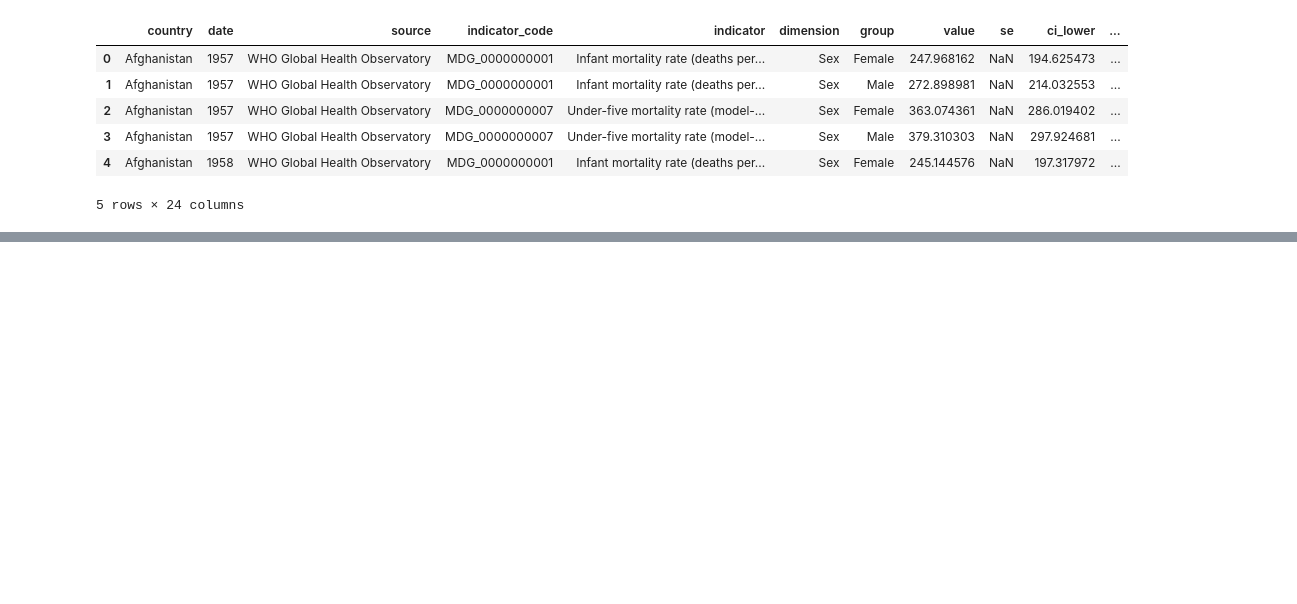
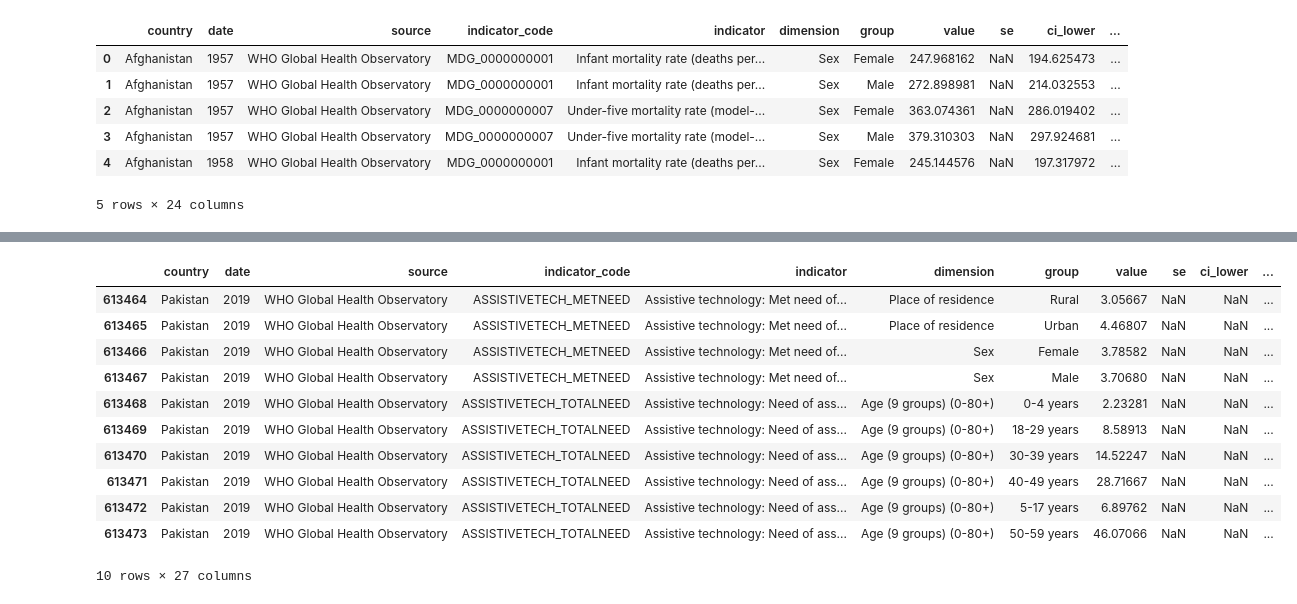
Before and after one commit to Marie-AnneRandria/Projet-Esperance-de-vie-8PRO408, a Jupyter notebook: cleaning_datasets.ipynb, the cells around one changed output, grey strips where cells are left out. Saved outputs shown, nothing was run; the diff lists cells and outputs as text; code cells hidden in the pictures; blank space fills up the shorter version.

```diff
--- a/cleaning_datasets.ipynb
+++ b/cleaning_datasets.ipynb
@@ -324,0 +509,42 @@ health_inequality.head(5)
+# %%
+def assistive_techno(x):
+    if pd.isna(x):
+        return np.nan
+
+    if x in ["Assistive technology: Travel distance to obtain assistive products (%) - 100+ km",
+             "Assistive technology: Travel distance to obtain assistive products (%) - 51-100 km"
+            ]:
+        return "near"
+
+    if x in ["Assistive technology: Travel distance to obtain assistive products (%) - 26-50 km"]:
+        return "mid_distance"
+
+    if x in ["Assistive technology: Travel distance to obtain assistive products (%) - <6 km",
+             "Assistive technology: Travel distance to obtain assistive products (%) - 6-25 km"]:
+        return "close"
+
+    if "Assistive technology: Need of assistive products (%)" in x:
+        return "need"
+
+    if "Assistive technology: Use of assistive products (%)" in x:
+        return "use"
+
+    if "Assistive technology: Met need of assistive products (%)" in x:
+        return "met_need"
+
+health_inequality["assistive_techno"] = health_inequality["indicator"].apply(assistive_techno)
+# %%
+health_inequality.iloc[599000:599010] # choix de ligne qui présente la catégorie "assitive technology" afin de vérifier si tout fonctionne
+# %% [output]
+|  | country | date | source | indicator_code | indicator | dimension | group | value | se | ci_lower | ... |
+| 613464 | Pakistan | 2019 | WHO Global Health Observatory | ASSISTIVETECH_METNEED | Assistive technology: Met need of... | Place of residence | Rural | 3.05667 | NaN | NaN | ... |
+| 613465 | Pakistan | 2019 | WHO Global Health Observatory | ASSISTIVETECH_METNEED | Assistive technology: Met need of... | Place of residence | Urban | 4.46807 | NaN | NaN | ... |
+| 613466 | Pakistan | 2019 | WHO Global Health Observatory | ASSISTIVETECH_METNEED | Assistive technology: Met need of... | Sex | Female | 3.78582 | NaN | NaN | ... |
+| 613467 | Pakistan | 2019 | WHO Global Health Observatory | ASSISTIVETECH_METNEED | Assistive technology: Met need of... | Sex | Male | 3.70680 | NaN | NaN | ... |
+| 613468 | Pakistan | 2019 | WHO Global Health Observatory | ASSISTIVETECH_TOTALNEED | Assistive technology: Need of ass... | Age (9 groups) (0-80+) | 0-4 years | 2.23281 | NaN | NaN | ... |
+| 613469 | Pakistan | 2019 | WHO Global Health Observatory | ASSISTIVETECH_TOTALNEED | Assistive technology: Need of ass... | Age (9 groups) (0-80+) | 18-29 years | 8.58913 | NaN | NaN | ... |
+| 613470 | Pakistan | 2019 | WHO Global Health Observatory | ASSISTIVETECH_TOTALNEED | Assistive technology: Need of ass... | Age (9 groups) (0-80+) | 30-39 years | 14.52247 | NaN | NaN | ... |
+| 613471 | Pakistan | 2019 | WHO Global Health Observatory | ASSISTIVETECH_TOTALNEED | Assistive technology: Need of ass... | Age (9 groups) (0-80+) | 40-49 years | 28.71667 | NaN | NaN | ... |
+| 613472 | Pakistan | 2019 | WHO Global Health Observatory | ASSISTIVETECH_TOTALNEED | Assistive technology: Need of ass... | Age (9 groups) (0-80+) | 5-17 years | 6.89762 | NaN | NaN | ... |
+| 613473 | Pakistan | 2019 | WHO Global Health Observatory | ASSISTIVETECH_TOTALNEED | Assistive technology: Need of ass... | Age (9 groups) (0-80+) | 50-59 years | 46.07066 | NaN | NaN | ... |
+10 rows × 27 columns
```
Also changed, not shown: parts of 17 cells of this notebook, 1 other file.
